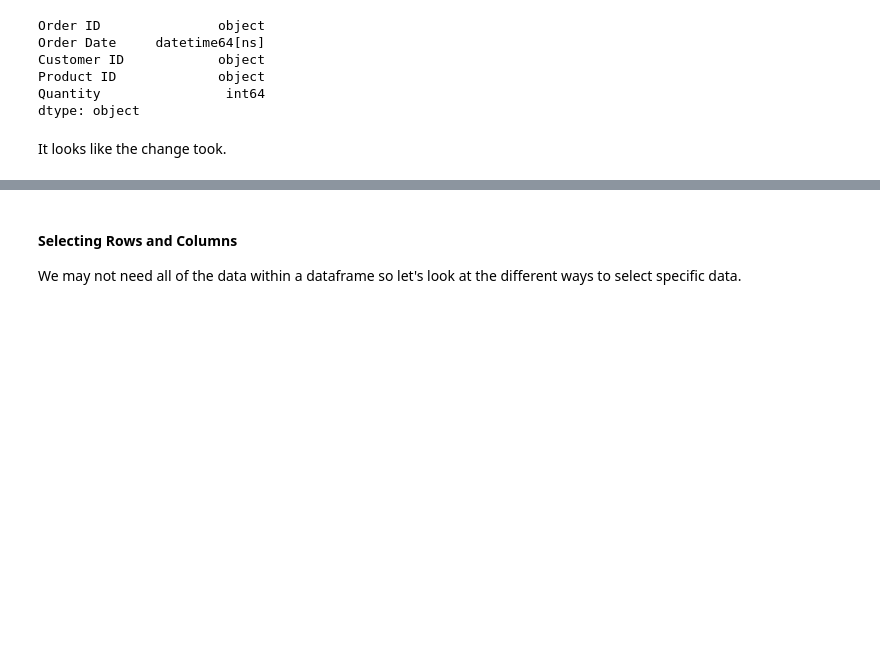
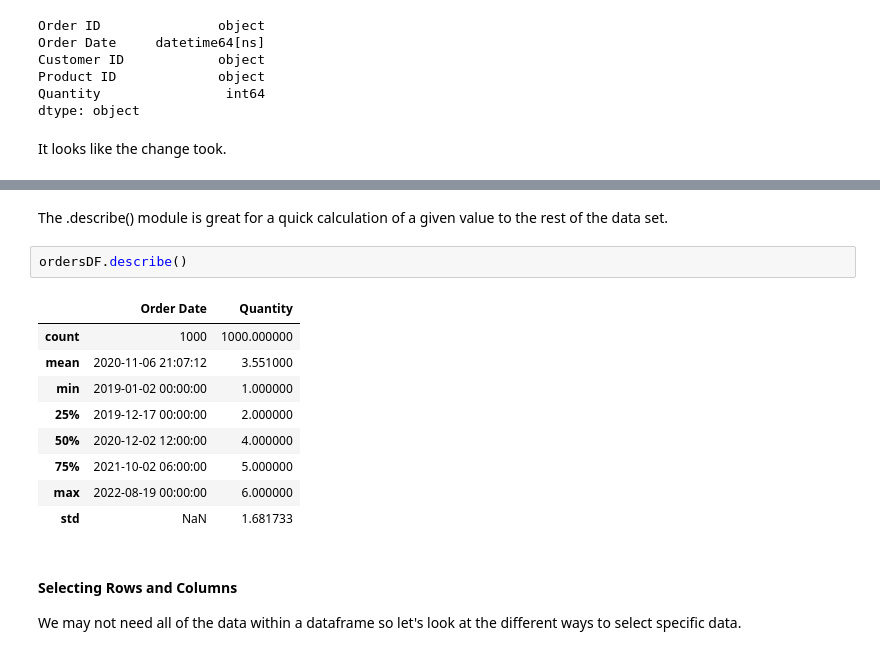
Before and after one commit to Mhinolv/Coffee-Shop, a Jupyter notebook: Python/Pandas Playground.ipynb, the cells around one changed output, grey strips where cells are left out. Cells and saved outputs as stored; diff of their text form; blank space fills up the shorter version.

```diff
--- a/Python/Pandas Playground.ipynb
+++ b/Python/Pandas Playground.ipynb
@@ -110,3 +136,17 @@ It looks like the change took.
+# %% [markdown]
+The .describe() module is great for a quick calculation of a given value to the rest of the data set.
+# %%
+ordersDF.describe()
+# %% [output]
+|  | Order Date | Quantity |
+| count | 1000 | 1000.000000 |
+| mean | 2020-11-06 21:07:12 | 3.551000 |
+| min | 2019-01-02 00:00:00 | 1.000000 |
+| 25% | 2019-12-17 00:00:00 | 2.000000 |
+| 50% | 2020-12-02 12:00:00 | 4.000000 |
+| 75% | 2021-10-02 06:00:00 | 5.000000 |
+| max | 2022-08-19 00:00:00 | 6.000000 |
+| std | NaN | 1.681733 |
 # %% [markdown]
 #### Selecting Rows and Columns
 We may not need all of the data within a dataframe so let's look at the different ways to select specific data.
```
Also changed, not shown: parts of 7 cells of this notebook, 1 other file.
